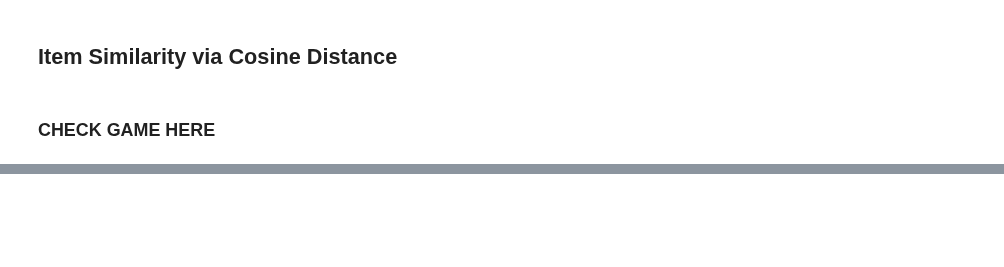
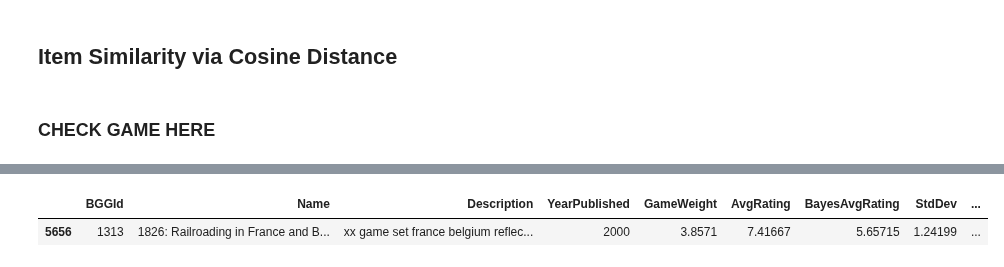
Before and after one commit to threnjen/boardgamegeek, a Jupyter notebook: BGG05_Content_Based.ipynb, the cells around one changed output, grey strips where cells are left out. Saved outputs shown, nothing was run; the diff lists cells and outputs as text; code cells hidden in the pictures; blank space fills up the shorter version.

```diff
--- a/BGG05_Content_Based.ipynb
+++ b/BGG05_Content_Based.ipynb
@@ -524,0 +625,5 @@ gc.collect()
+# %%
+games.loc[games['BGGId']==1313]
+# %% [output]
+|  | BGGId | Name | Description | YearPublished | GameWeight | AvgRating | BayesAvgRating | StdDev | ... |
+| 5656 | 1313 | 1826: Railroading in France and B... | xx game set france belgium reflec... | 2000 | 3.8571 | 7.41667 | 5.65715 | 1.24199 | ... |
```
Also changed, not shown: parts of 56 cells of this notebook, 6 other files.
